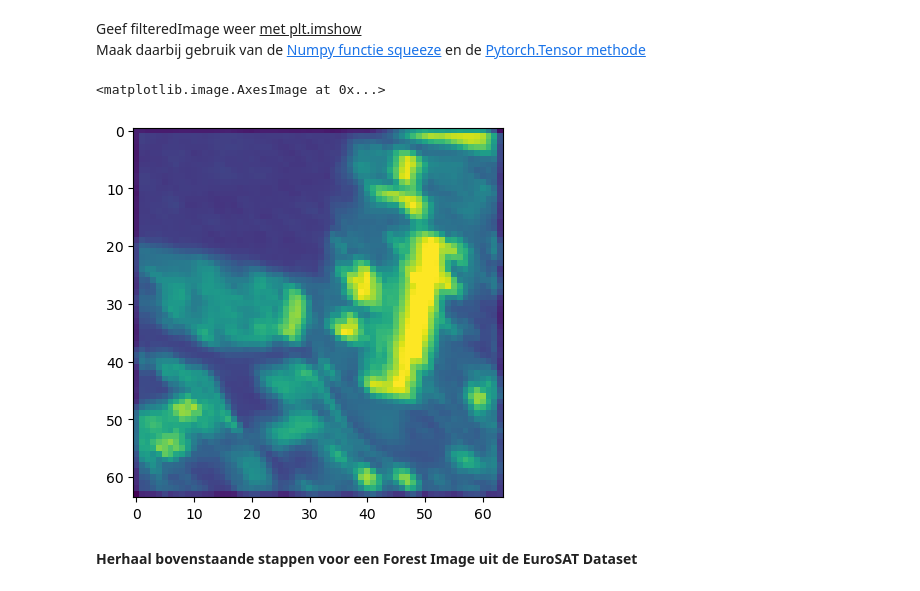
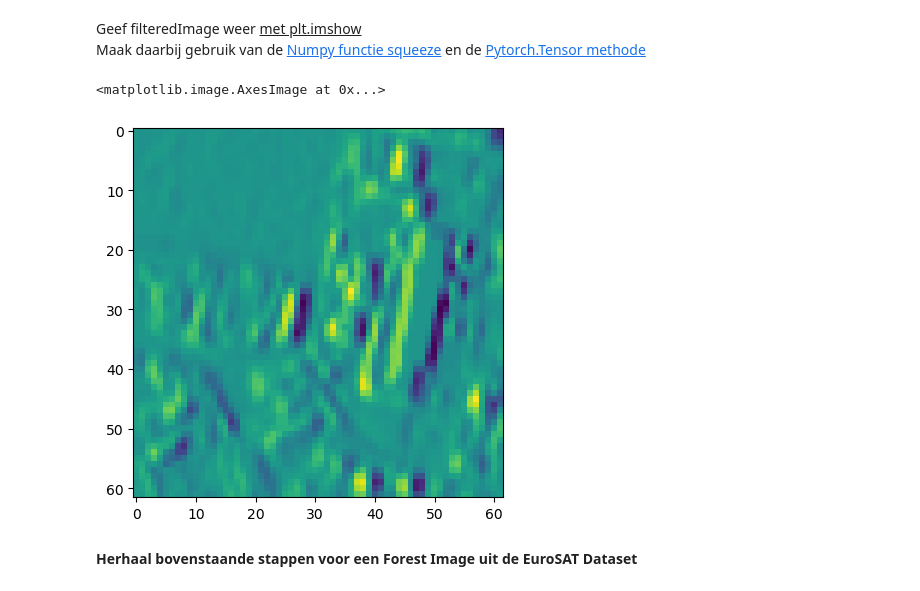
Before and after one commit to ArachDyrr/Make_AI_Work_3, a Jupyter notebook: practica/01. Beeldherkenning/Practicum/image_procssing/pytorch/convolution-neural-net-practicum1.ipynb, the cells around one changed output. Cells and saved outputs as stored; diff of their text form; code cells hidden in the pictures.

```diff
--- a/practica/01. Beeldherkenning/Practicum/image_procssing/pytorch/convolution-neural-net-practicum1.ipynb
+++ b/practica/01. Beeldherkenning/Practicum/image_procssing/pytorch/convolution-neural-net-practicum1.ipynb
@@ -67,6 +67,6 @@ Bekijk de documentatie van de <i>PyTorch io module</i> en laad de afbeelding 'In
 # %%
 # Oplossing
 
-image1 = torchvision.io.read_image(path='../../pics/2750/Industrial/Industrial_1.jpg').to(torch.float32)
-print(image1.dtype)
+industrial = torchvision.io.read_image(path='../../pics/2750/Industrial/Industrial_1.jpg', mode=ImageReadMode.GRAY).to(torch.float32)
+print(industrial.dtype, industrial.shape)
 # %% [output]
@@ -106,2 +132,24 @@ edgeFilter.requires_grad = True
 # %%
 # Oplossing
+edgeFilter.requires_grad = True
+
+# create the conv2d_filter
+edgeConv = nn.Conv2d(in_channels=1, out_channels=1, kernel_size=3, bias=False, stride=1, padding=0,)
+
+with torch.no_grad():
+    edgeConv.weight = nn.Parameter(edgeFilter)
+
+# # Assign the kernel to the conv2d_filter
+# edgeConv.weight.data = edgeFilter
+
+# # Call a 'random' input to be used as image-tensor
+# input_tensor = industrial
+
+# # Apply the conv2d_filter to the input_tensor
+# output_tensor = edgeConv(input_tensor)
+
+# print(input_tensor)
+# print(input_tensor.shape)
+
+# print(output_tensor)
+# print(output_tensor.shape)
@@ -119,9 +164,13 @@ industrialFiltered = edgeConv(industrial)
 </p>
 # %%
 # Oplossing
+
+plt.rcParams["savefig.bbox"] = 'tight'
+
+plt.imshow(np.squeeze(industrialFiltered.detach()))
 # %% [output]
 <matplotlib.image.AxesImage at 0x...>
-[figure, old version]
+[figure, new version]
 # %% [markdown]
 **Herhaal bovenstaande stappen voor een Forest Image uit de EuroSAT Dataset**
 # %% [markdown]
```
Also changed, not shown: parts of 7 cells of this notebook.
